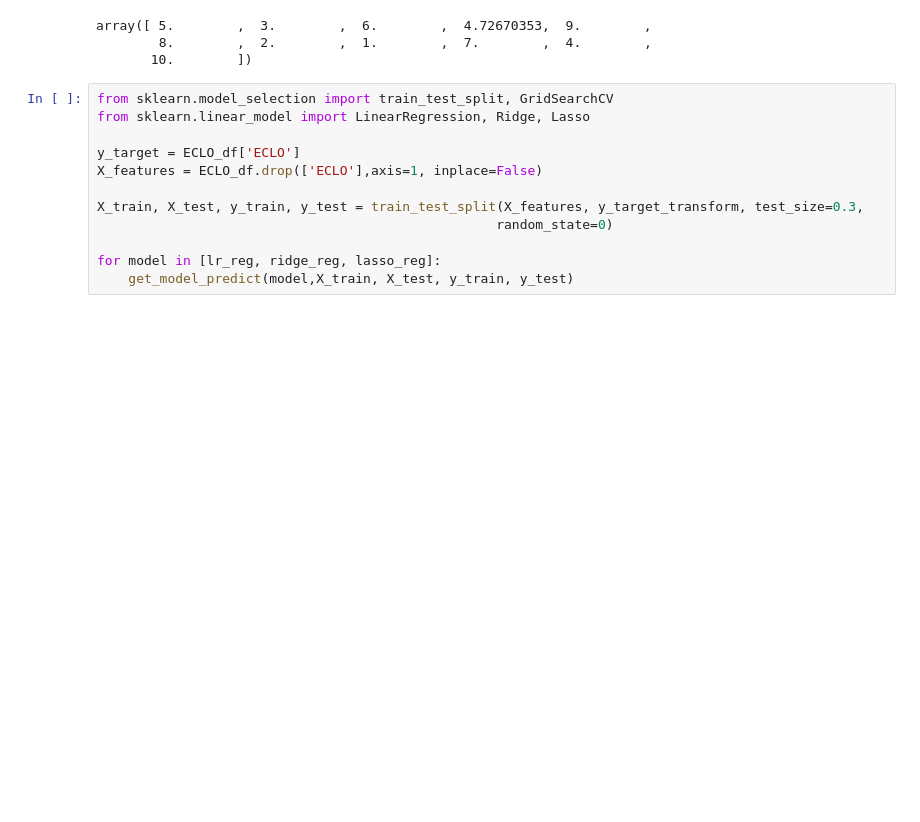
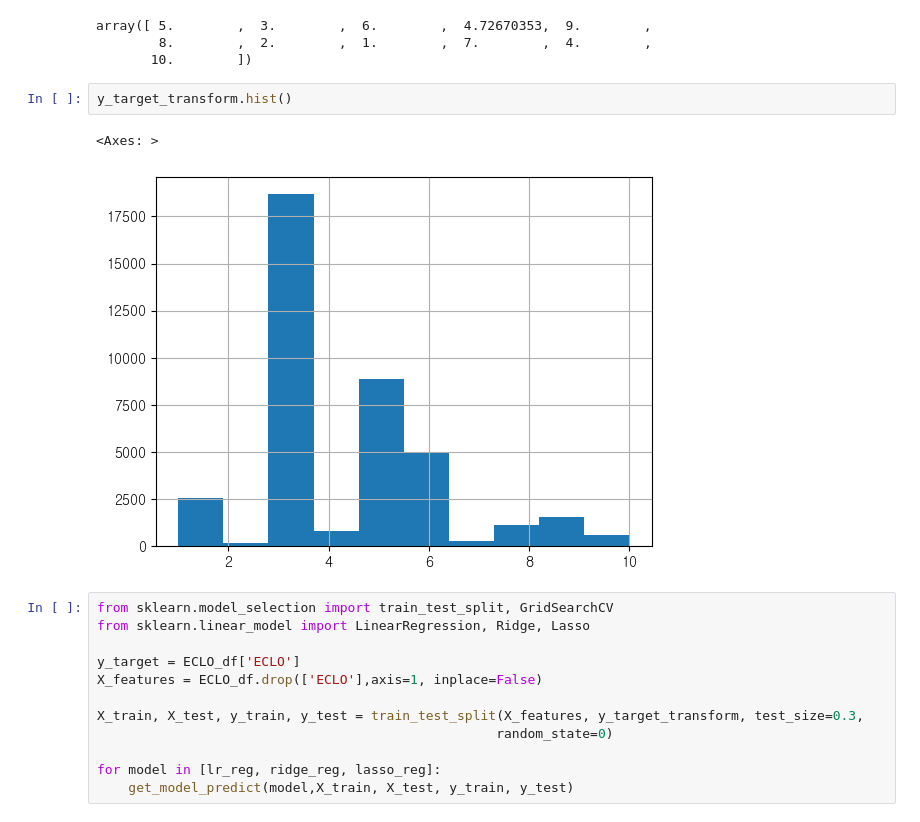
Before and after one commit to june0913/project1, a Jupyter notebook: new.ipynb, the cells around one changed output. Saved outputs shown, nothing was run; the diff lists cells and outputs as text; blank space fills up the shorter version.

```diff
--- a/new.ipynb
+++ b/new.ipynb
@@ -607,6 +607,11 @@ y_target_transform.unique()
 array([ 5.        ,  3.        ,  6.        ,  4.72670353,  9.        ,
         8.        ,  2.        ,  1.        ,  7.        ,  4.        ,
        10.        ])
+# %%
+y_target_transform.hist()
+# %% [output]
+<Axes: >
+[figure, added]
 # %%
 from sklearn.model_selection import train_test_split, GridSearchCV
 from sklearn.linear_model import LinearRegression, Ridge, Lasso
```
Also changed, not shown: parts of 1 cell of this notebook.
